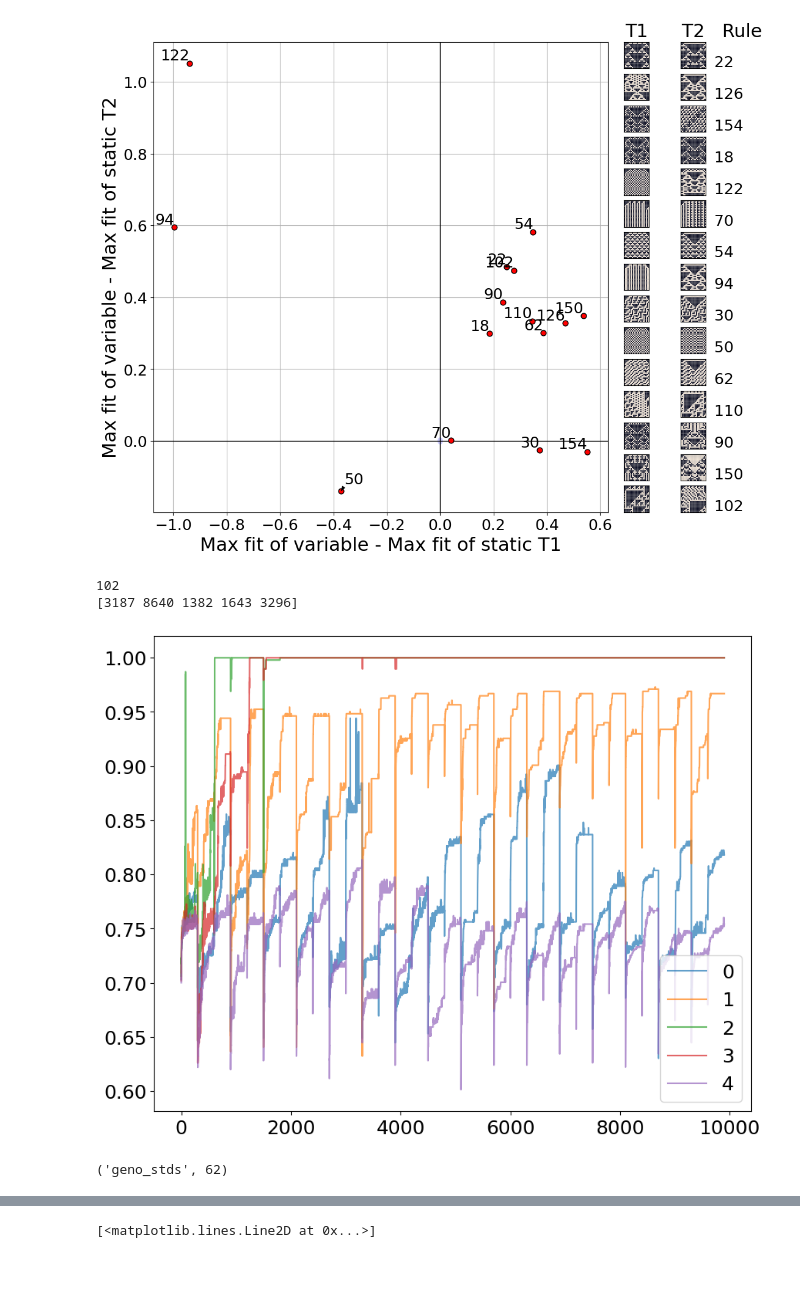
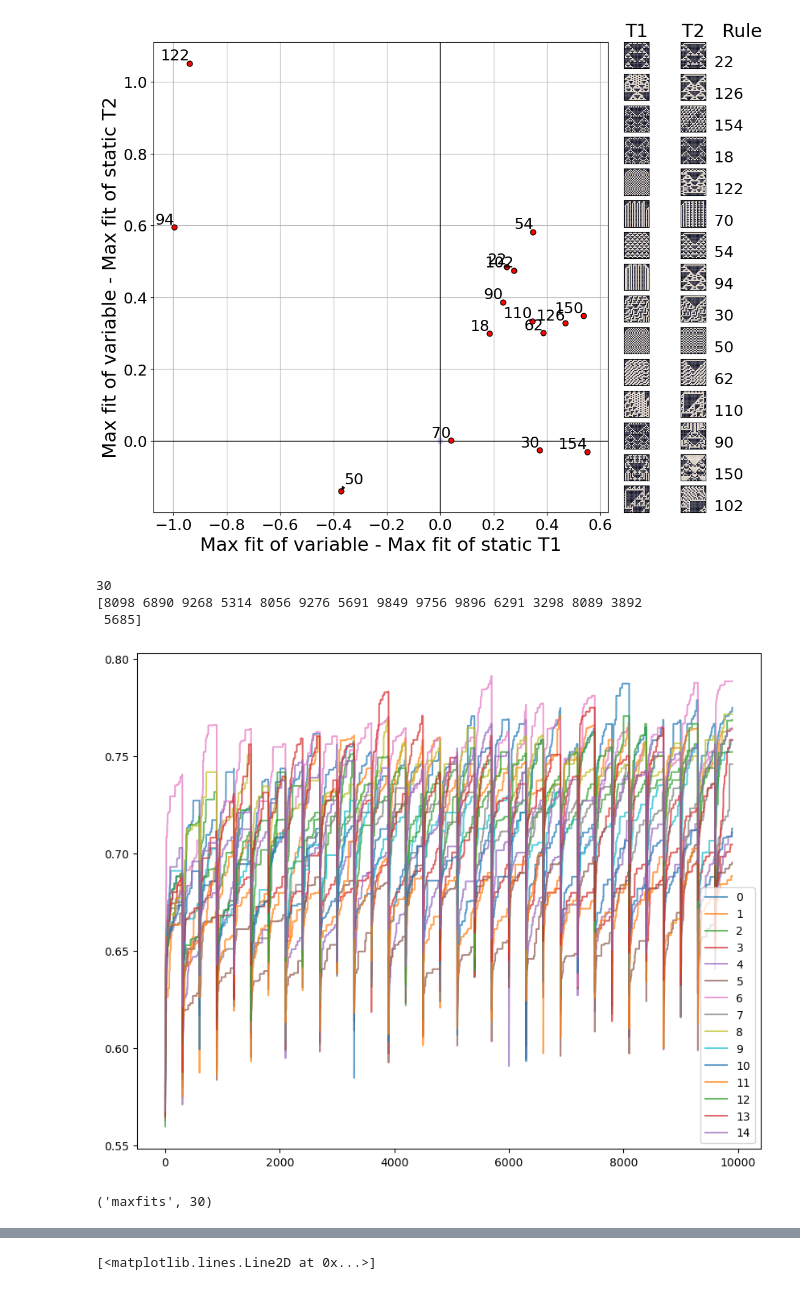
Before and after one commit to Cpetak/CA_GRN2, a Jupyter notebook: variable_maxave.ipynb, the cells around one changed output, grey strips where cells are left out. Cells and saved outputs as stored; diff of their text form; code cells hidden in the pictures.

```diff
--- a/variable_maxave.ipynb
+++ b/variable_maxave.ipynb
@@ -141,37 +142,39 @@ plt.show()
 # %%
 #102: no success env 2, 1 success env 1, 3 full success vari, another 4 close
 
 root="~/scratch/detailed_save/"
-temprules = [102]
+temprules = [30]
 #metric = "spec_pheno_stds"
 #metric = "pheno_stds"
 metric = "maxfits"
-num_reps = 5
+num_reps = 15
 season_len=300
 id_start = 0
+seed_ints = [69904,149796]
 #149796
 
 fig = plt.figure(figsize=(10,8))
 for rule in temprules:
     print(rule)
-    vari_maxs=[np.loadtxt(os.path.expanduser(root+f"no_parent/stats_{season_len}_{rule}-{rule}_{69904}-{149796}_{i+1+id_start}_{metric}.txt")) for i in range(num_reps)]
+    vari_maxs=[np.loadtxt(os.path.expanduser(root+f"variable/stats_{season_len}_{rule}-{rule}_{69904}-{149796}_{i+1+id_start}_{metric}.txt")) for i in range(num_reps)]
     #vari_maxs=[np.loadtxt(os.path.expanduser(root+f"static/stats_{season_len}_{rule}_{149796}_{i+1+id_start}_{metric}.txt")) for i in range(num_reps)]
     vari_maxs=[v[:9899] for v in vari_maxs]
     print(np.argmax(vari_maxs, axis = 1))
     for i, v in enumerate(vari_maxs):
         plt.plot(v,label=i, alpha = 0.7)
         #plt.show()
     plt.legend()
-    #plt.xlim(900,1000)
+    #plt.xlim(0,100)
     plt.show()
 # %% [output]
-102
-[3187 8640 1382 1643 3296]
+30
+[8098 6890 9268 5314 8056 9276 5691 9849 9756 9896 6291 3298 8089 3892
+ 5685]
-[figure, old version]
+[figure, new version]
 # %%
 metric, rule
 # %% [output]
-('geno_stds', 62)
+('maxfits', 30)
 # %%
 all_maxs=helper.get_fits([rule,rule], seed_ints, metric, root, season_len, num_reps, id_start, extrapolate=True)
 all_maxs=np.array(all_maxs)
```
Also changed, not shown: parts of 2 cells of this notebook, 10 other files.
